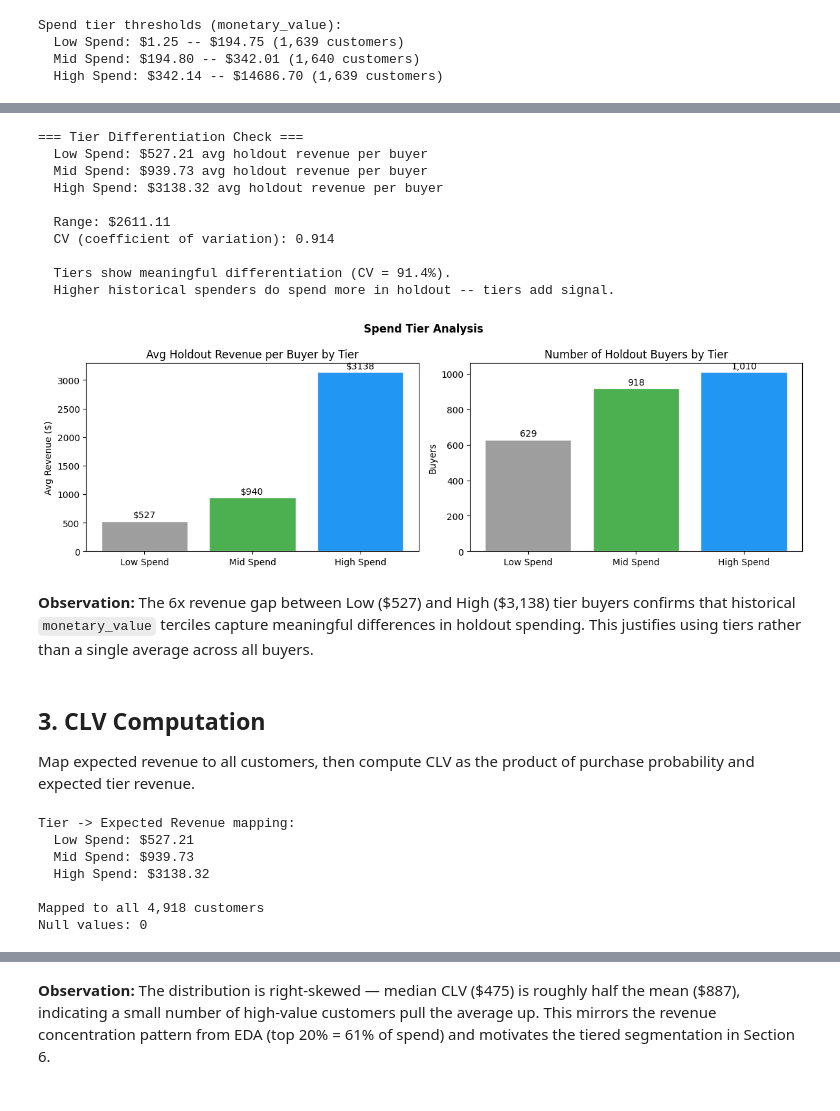
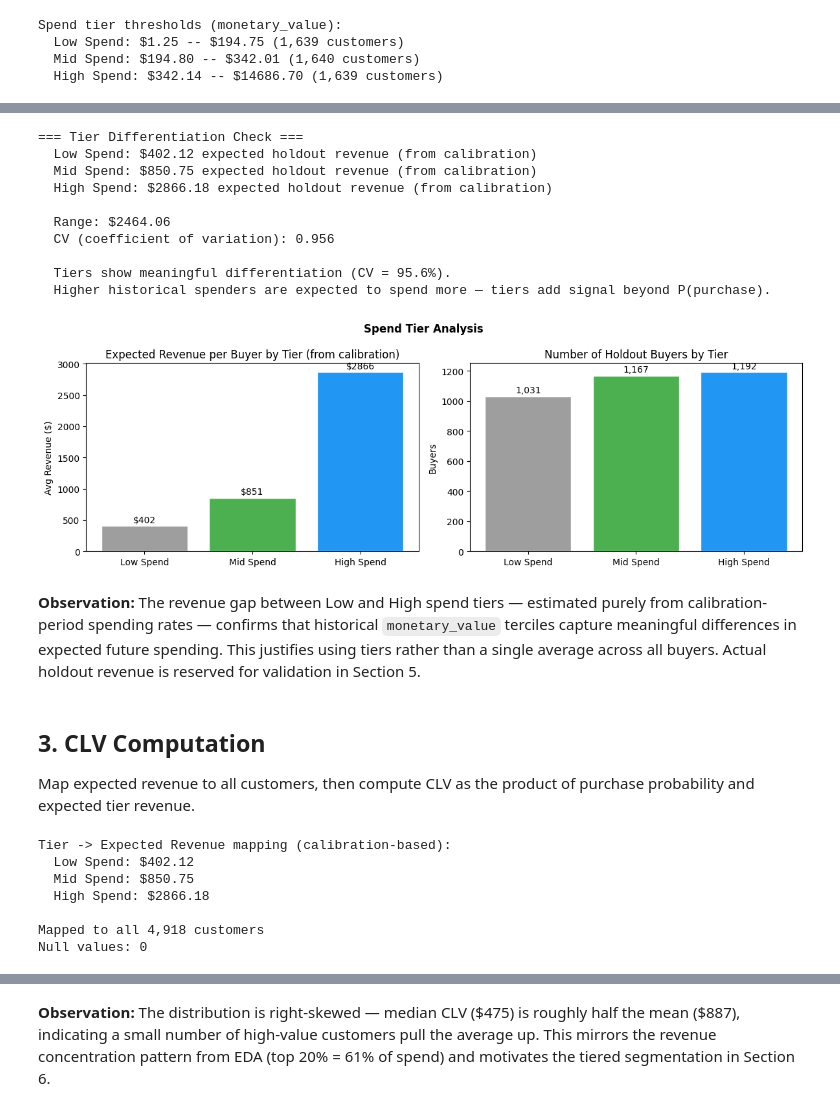
Before and after one commit to dsyhub/customer-lifetime-value-prediction, a Jupyter notebook: notebooks/03_customer_lifetime_value_segmentation.ipynb, the cells around one changed output, grey strips where cells are left out. Saved outputs shown, nothing was run; the diff lists cells and outputs as text; code cells hidden in the pictures.

```diff
--- a/notebooks/03_customer_lifetime_value_segmentation.ipynb
+++ b/notebooks/03_customer_lifetime_value_segmentation.ipynb
@@ -73,17 +81,35 @@ Spend tier thresholds (monetary_value):
   Mid Spend: $194.80 -- $342.01 (1,640 customers)
   High Spend: $342.14 -- $14686.70 (1,639 customers)
 # %%
-# Compute average holdout revenue PER BUYER within each tier
-buyers_with_tier = df[df['actual_holdout_transactions'] > 0].copy()
+# Estimate expected revenue per tier from CALIBRATION-period data only.
+# Holdout revenue is reserved for validation — it must not leak into predictions.
+#
+# Approach: For repeat buyers (frequency >= 1) in each tier, compute the average
+# calibration total_spend, then scale to the holdout window length.
+# We use repeat buyers because P(purchase) already handles the buyer/non-buyer split;
+# E[revenue | purchase] should reflect what a *buying* customer typically spends.
 
-tier_revenue = buyers_with_tier.groupby('spend_tier').agg(
-    n_buyers           = ('user_id', 'count'),
-    avg_holdout_rev    = ('actual_holdout_revenue', 'mean'),
-    median_holdout_rev = ('actual_holdout_revenue', 'median'),
-    total_holdout_rev  = ('actual_holdout_revenue', 'sum'),
+CALIBRATION_DAYS = df['T'].median()  # approximate calibration window for scaling
+HOLDOUT_DAYS = 183  # 2011-06-09 to 2011-12-09
+
+repeat_buyers_cal = df[df['frequency'] >= 1].copy()
+
+tier_revenue = repeat_buyers_cal.groupby('spend_tier').agg(
+    n_repeat_buyers        = ('user_id', 'count'),
+    avg_cal_total_spend    = ('total_spend', 'mean'),
+    avg_cal_T              = ('T', 'mean'),
+    avg_monetary_value     = ('monetary_value', 'mean'),
 ).round(2)
 
-print("=== Tier-Level Revenue (holdout buyers only) ===")
+# Scale calibration spend to holdout window length:
+# daily_spend_rate = total_spend / T, then expected_holdout_rev = daily_rate * HOLDOUT_DAYS
+tier_revenue['daily_spend_rate'] = (tier_revenue['avg_cal_total_spend'] / tier_revenue['avg_cal_T']).round(4)
+tier_revenue['expected_holdout_rev'] = (tier_revenue['daily_spend_rate'] * HOLDOUT_DAYS).round(2)
+
+print("=== Tier-Level Expected Revenue (from calibration data only) ===")
 print(tier_revenue.to_string())
-print(f"\nOverall avg holdout revenue per buyer: ${buyers_with_tier['actual_holdout_revenue'].mean():.2f}")
+print(f"\nCalibration median T: {CALIBRATION_DAYS:.0f} days")
+print(f"Holdout window: {HOLDOUT_DAYS} days")
+print(f"\nNote: Expected revenue is estimated from calibration spending rates.")
+print(f"Holdout revenue is NOT used here — it is reserved for validation in Section 5.")
 # %% [output]
@@ -98,12 +128,12 @@ Overall avg holdout revenue per buyer: $1706.68
 # %%
 # KEY CHECK: Do spend tiers produce meaningful revenue differentiation?
-tier_avgs = tier_revenue['avg_holdout_rev']
+tier_avgs = tier_revenue['expected_holdout_rev']
 tier_range = tier_avgs.max() - tier_avgs.min()
 tier_cv = tier_avgs.std() / tier_avgs.mean() if tier_avgs.mean() > 0 else 0
 
 print("=== Tier Differentiation Check ===")
 for tier in ['Low Spend', 'Mid Spend', 'High Spend']:
-    print(f"  {tier}: ${tier_avgs[tier]:.2f} avg holdout revenue per buyer")
+    print(f"  {tier}: ${tier_avgs[tier]:.2f} expected holdout revenue (from calibration)")
 print(f"\n  Range: ${tier_range:.2f}")
 print(f"  CV (coefficient of variation): {tier_cv:.3f}")
 
@@ -114,56 +144,56 @@ if tier_cv < 0.05:
     print("  The tier approach still works -- it just means CLV ~ p_purchase x constant.")
 else:
     print(f"\n  Tiers show meaningful differentiation (CV = {tier_cv:.1%}).")
-    print("  Higher historical spenders do spend more in holdout -- tiers add signal.")
+    print("  Higher historical spenders are expected to spend more — tiers add signal beyond P(purchase).")
 # %% [output]
 === Tier Differentiation Check ===
-  Low Spend: $527.21 avg holdout revenue per buyer
-  Mid Spend: $939.73 avg holdout revenue per buyer
-  High Spend: $3138.32 avg holdout revenue per buyer
+  Low Spend: $402.12 expected holdout revenue (from calibration)
+  Mid Spend: $850.75 expected holdout revenue (from calibration)
+  High Spend: $2866.18 expected holdout revenue (from calibration)
 
-  Range: $2611.11
-  CV (coefficient of variation): 0.914
+  Range: $2464.06
+  CV (coefficient of variation): 0.956
 
-  Tiers show meaningful differentiation (CV = 91.4%).
-  Higher historical spenders do spend more in holdout -- tiers add signal.
+  Tiers show meaningful differentiation (CV = 95.6%).
+  Higher historical spenders are expected to spend more — tiers add signal beyond P(purchase).
 # %%
 # Visualize revenue by tier
 fig, axes = plt.subplots(1, 2, figsize=(12, 4))
 
 colors = ['#9E9E9E', '#4CAF50', '#2196F3']
 tiers = ['Low Spend', 'Mid Spend', 'High Spend']
 
 # Average revenue per buyer by tier
-avg_revs = [tier_revenue.loc[t, 'avg_holdout_rev'] for t in tiers]
+avg_revs = [tier_revenue.loc[t, 'expected_holdout_rev'] for t in tiers]
 axes[0].bar(tiers, avg_revs, color=colors, edgecolor='white')
-axes[0].set_title('Avg Holdout Revenue per Buyer by Tier')
+axes[0].set_title('Expected Revenue per Buyer by Tier (from calibration)')
 axes[0].set_ylabel('Avg Revenue ($)')
 for i, v in enumerate(avg_revs):
     axes[0].text(i, v + max(avg_revs) * 0.02, f'${v:.0f}', ha='center', fontsize=10)
 
 # Number of buyers per tier
-n_buyers_list = [tier_revenue.loc[t, 'n_buyers'] for t in tiers]
+n_buyers_list = [tier_revenue.loc[t, 'n_repeat_buyers'] for t in tiers]
 axes[1].bar(tiers, n_buyers_list, color=colors, edgecolor='white')
 axes[1].set_title('Number of Holdout Buyers by Tier')
 axes[1].set_ylabel('Buyers')
 for i, v in enumerate(n_buyers_list):
     axes[1].text(i, v + max(n_buyers_list) * 0.02, f'{int(v):,}', ha='center', fontsize=10)
 
 plt.suptitle('Spend Tier Analysis', fontweight='bold')
 plt.tight_layout()
 plt.show()
 # %% [output]
-[figure, old version]
+[figure, new version]
 # %% [markdown]
-**Observation:** The 6x revenue gap between Low (\$527) and High (\$3,138) tier buyers confirms that historical `monetary_value` terciles capture meaningful differences in holdout spending. This justifies using tiers rather than a single average across all buyers.
+**Observation:** The revenue gap between Low and High spend tiers — estimated purely from calibration-period spending rates — confirms that historical `monetary_value` terciles capture meaningful differences in expected future spending. This justifies using tiers rather than a single average across all buyers. Actual holdout revenue is reserved for validation in Section 5.
 # %% [markdown]
 ## 3. CLV Computation
 
 Map expected revenue to all customers, then compute CLV as the product of purchase probability and expected tier revenue.
 # %%
-# Create tier -> expected revenue mapping
-tier_avg_map = tier_revenue['avg_holdout_rev'].to_dict()
-print("Tier -> Expected Revenue mapping:")
+# Create tier -> expected revenue mapping (from calibration data)
+tier_avg_map = tier_revenue['expected_holdout_rev'].to_dict()
+print("Tier -> Expected Revenue mapping (calibration-based):")
 for tier, rev in tier_avg_map.items():
     print(f"  {tier}: ${rev:.2f}")
 
@@ -173,10 +203,10 @@ df['expected_revenue_if_purchase'] = df['spend_tier'].map(tier_avg_map)
 print(f"\nMapped to all {len(df):,} customers")
 print(f"Null values: {df['expected_revenue_if_purchase'].isna().sum()}")
 # %% [output]
-Tier -> Expected Revenue mapping:
-  Low Spend: $527.21
-  Mid Spend: $939.73
-  High Spend: $3138.32
+Tier -> Expected Revenue mapping (calibration-based):
+  Low Spend: $402.12
+  Mid Spend: $850.75
+  High Spend: $2866.18
 
 Mapped to all 4,918 customers
 Null values: 0
```
Also changed, not shown: parts of 37 cells of this notebook, 13 other files.
